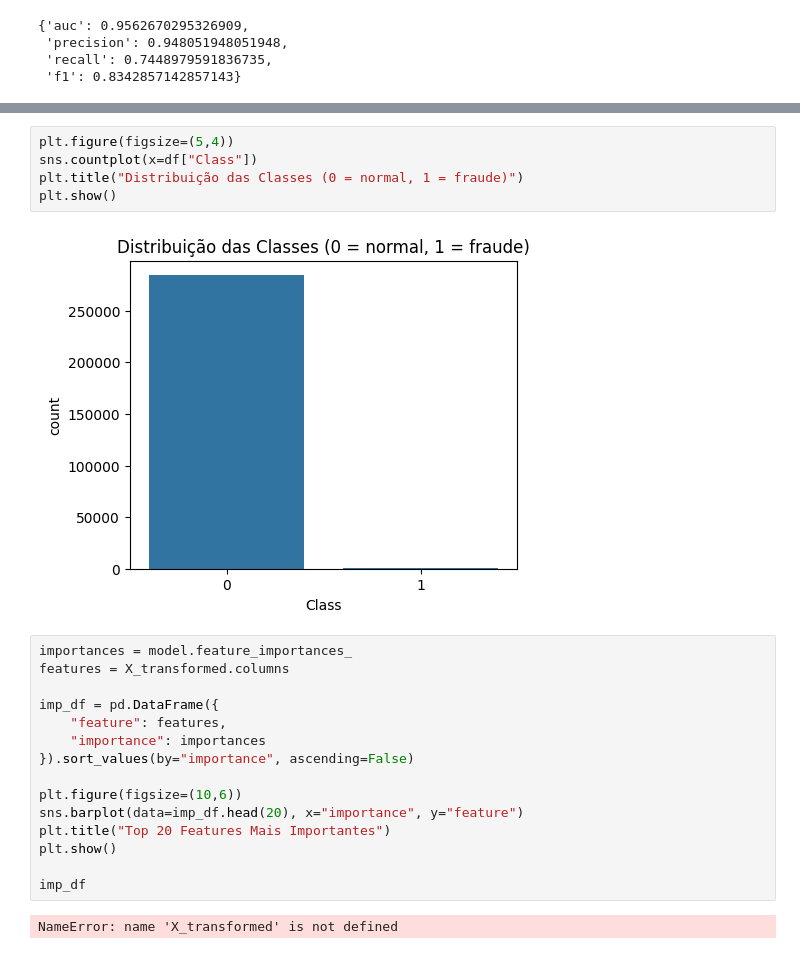
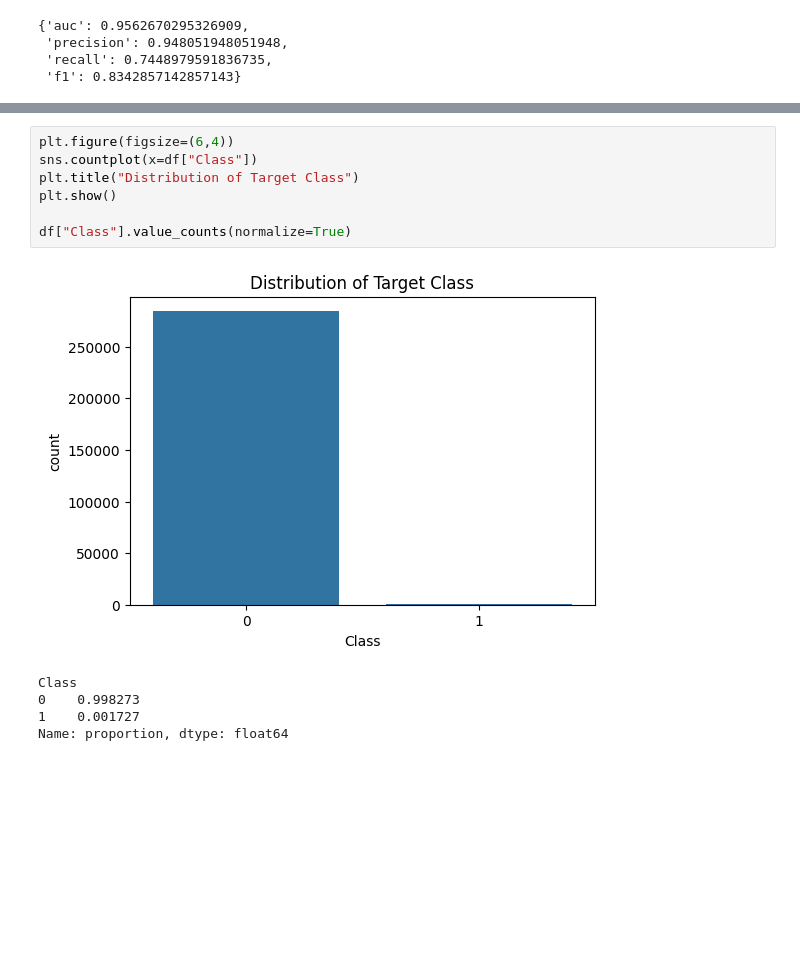
Before and after one commit to Rodrigues1001/Projeto_ia, a Jupyter notebook: notebooks/pipeline.ipynb, the cells around one changed output, grey strips where cells are left out. Cells and saved outputs as stored; diff of their text form; blank space fills up the shorter version.

```diff
--- a/notebooks/pipeline.ipynb
+++ b/notebooks/pipeline.ipynb
@@ -121,24 +175,13 @@ NameError: name 'metrics_new' is not defined
 # %%
-plt.figure(figsize=(5,4))
+plt.figure(figsize=(6,4))
 sns.countplot(x=df["Class"])
-plt.title("Distribuição das Classes (0 = normal, 1 = fraude)")
+plt.title("Distribution of Target Class")
 plt.show()
+
+df["Class"].value_counts(normalize=True)
 # %% [output]
-[figure, old version]
+[figure, new version]
+Class
+0    0.998273
+1    0.001727
+Name: proportion, dtype: float64
-# %%
-importances = model.feature_importances_
-features = X_transformed.columns
-
-imp_df = pd.DataFrame({
-    "feature": features,
-    "importance": importances
-}).sort_values(by="importance", ascending=False)
-
-plt.figure(figsize=(10,6))
-sns.barplot(data=imp_df.head(20), x="importance", y="feature")
-plt.title("Top 20 Features Mais Importantes")
-plt.show()
-
-imp_df
-# %% [output]
-NameError: name 'X_transformed' is not defined
```
Also changed, not shown: parts of 9 cells of this notebook.
